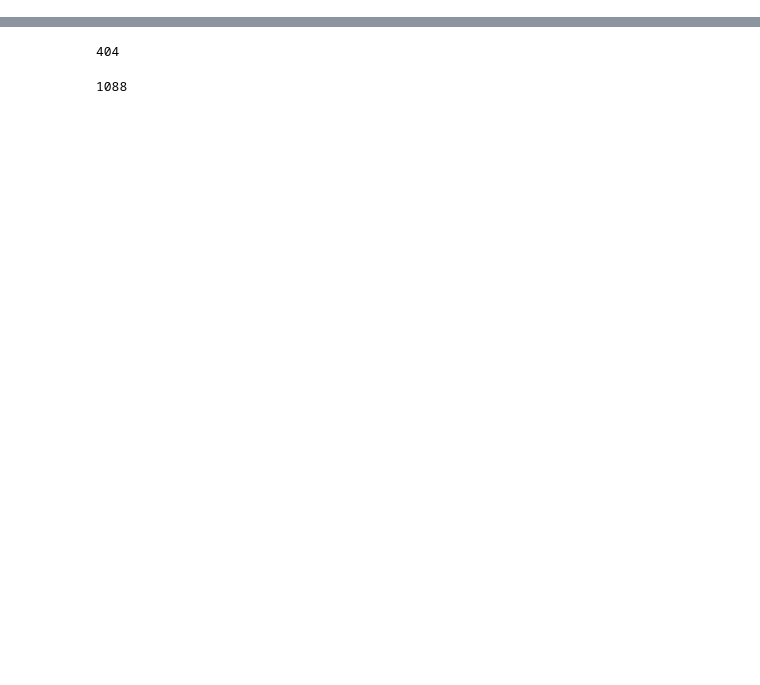
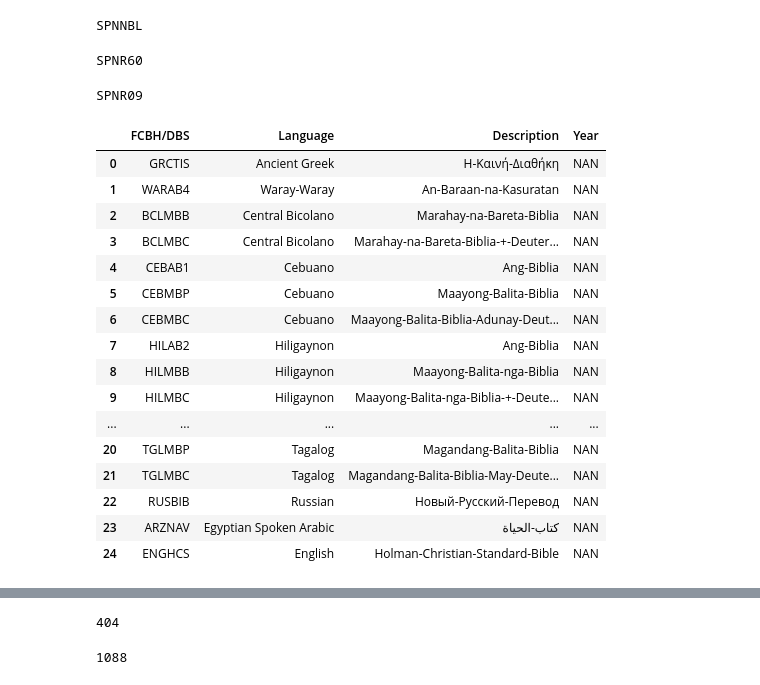
Before and after one commit to ehsanasgari/1000Langs, a Jupyter notebook: EXCEL Creation.ipynb, the cells around one changed output, grey strips where cells are left out. Cells and saved outputs as stored; diff of their text form; code cells hidden in the pictures; blank space fills up the shorter version.

```diff
--- a/EXCEL Creation.ipynb
+++ b/EXCEL Creation.ipynb
@@ -88,0 +117,54 @@ def crawl_bibles(apikey='f03a423aad95120f8eb40005070f19e9',path='/mounts/data/pr
+# %%
+exist=[]
+for x in tqdm.tqdm(mapping):
+    response = requests.get('https://bible.cloud/inscript/content/texts/'+x+'/index.html')
+    if response.status_code==200:
+        exist.append(x)
+# %%
+df=pd.read_table('/mounts/data/proj/asgari/final_proj/000_datasets/testbib/API/reports/crawl_report_API.tsv')
+
+api=df[df['verses']>0]['trans_ID'].tolist()
+# %%
+cloud_complement=[x for x in exist if x not in api]
+# %%
+df_main=pd.read_table('meta/meta.tsv')
+columns={"FCBH/DBS":[], "Language":[],'Description':[],'Year':[]}
+df_iso=pd.read_table(meta_data_paths['iso_file'])
+iso_dict=Series(df_iso.NAM_LABEL.values,index=df_iso.ISO).to_dict()
+
+new=[]
+for x in tqdm.tqdm(cloud_complement):
+    if not (df_main['FCBH/DBS']==x).tolist().count(True)>0:
+        response = requests.get('https://bible.cloud/inscript/content/texts/'+x+'/index.html')
+        if response.status_code == 200:
+            try:
+                columns["Language"].append(iso_dict[x[0:3].lower()])
+                columns["FCBH/DBS"].append(x)
+                columns["Description"].append(langs[x])
+                columns["Year"].append('NAN')
+            except:
+                print(x)
+# %% [output]
+SPNNBL
+SPNR60
+SPNR09
+# %%
+pd.DataFrame(columns)
+# %% [output]
+|  | FCBH/DBS | Language | Description | Year |
+| 0 | GRCTIS | Ancient Greek | Η-Καινή-Διαθήκη | NAN |
+| 1 | WARAB4 | Waray-Waray | An-Baraan-na-Kasuratan | NAN |
+| 2 | BCLMBB | Central Bicolano | Marahay-na-Bareta-Biblia | NAN |
+| 3 | BCLMBC | Central Bicolano | Marahay-na-Bareta-Biblia-+-Deuter... | NAN |
+| 4 | CEBAB1 | Cebuano | Ang-Biblia | NAN |
+| 5 | CEBMBP | Cebuano | Maayong-Balita-Biblia | NAN |
+| 6 | CEBMBC | Cebuano | Maayong-Balita-Biblia-Adunay-Deut... | NAN |
+| 7 | HILAB2 | Hiligaynon | Ang-Biblia | NAN |
+| 8 | HILMBB | Hiligaynon | Maayong-Balita-nga-Biblia | NAN |
+| 9 | HILMBC | Hiligaynon | Maayong-Balita-nga-Biblia-+-Deute... | NAN |
+| ... | ... | ... | ... | ... |
+| 20 | TGLMBP | Tagalog | Magandang-Balita-Biblia | NAN |
+| 21 | TGLMBC | Tagalog | Magandang-Balita-Biblia-May-Deute... | NAN |
+| 22 | RUSBIB | Russian | Новый-Русский-Перевод | NAN |
+| 23 | ARZNAV | Egyptian Spoken Arabic | كتاب-الحياة | NAN |
+| 24 | ENGHCS | English | Holman-Christian-Standard-Bible | NAN |
```
Also changed, not shown: parts of 13 cells of this notebook, 31 other files.
